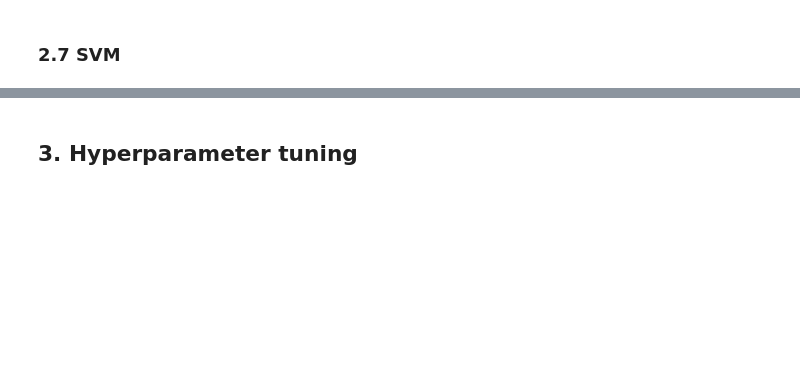
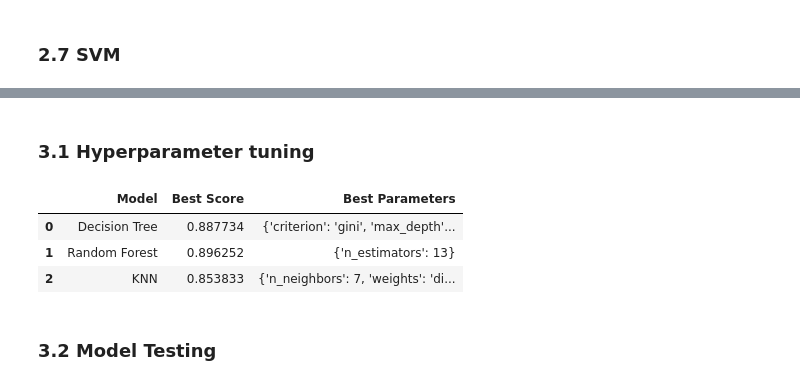
Before and after one commit to edupro26/EC-Project, a Jupyter notebook: EC_grupo06_projeto.ipynb, the cells around one changed output, grey strips where cells are left out. Drawn from its saved outputs; the diff is of its cells as text; code cells hidden in the pictures; blank space fills up the shorter version.

Commit message:
Started trying to find the best model

```diff
--- a/EC_grupo06_projeto.ipynb
+++ b/EC_grupo06_projeto.ipynb
@@ -239,2 +398,2 @@ print_statistics(TRUTH, PREDS)
 # %% [markdown]
-## 3. Hyperparameter tuning
+### 3.1 Hyperparameter tuning
@@ -273,0 +400,49 @@ print("Best hyperparameters: ", grid_search.best_params_)
+# %%
+model_params = {
+    'Decision Tree': {
+        'model': DecisionTreeClassifier(),
+        'params': {
+            'criterion': ['gini', 'entropy', 'log_loss'],
+            'splitter': ['best', 'random'],
+            'max_depth': np.arange(1, 15, 1),
+            'min_samples_split': np.arange(2, 20, 2),
+            'min_samples_leaf': np.arange(1, 10, 1)
+        }
+    },
+    'Random Forest': {
+        'model': RandomForestClassifier(),
+        'params': {
+            'n_estimators': np.arange(1, 15, 1)
+        }
+    },
+    'KNN': {
+        'model': KNeighborsClassifier(),
+        'params': {
+            "n_neighbors": [3, 4, 5, 6, 7, 9],
+            "weights": ["uniform", "distance"]
+        }
+    }
+}
+# %%
+from sklearn.model_selection import GridSearchCV
+
+scores = []
+best_models = []
+
+for name, model in model_params.items():
+    grid_search = GridSearchCV(model['model'], model['params'], cv=5, n_jobs=-1)
+    grid_search.fit(X_TRAIN, y_TRAIN)
+    scores.append({
+        'Model': name,
+        'Best Score': grid_search.best_score_,
+        'Best Parameters': grid_search.best_params_
+    })
+    best_models.append(grid_search.best_estimator_)
+
+df = pd.DataFrame(scores,columns=['Model', 'Best Score', 'Best Parameters'])
+df
+# %% [output]
+|  | Model | Best Score | Best Parameters |
+| 0 | Decision Tree | 0.887734 | {'criterion': 'gini', 'max_depth'... |
+| 1 | Random Forest | 0.896252 | {'n_estimators': 13} |
+| 2 | KNN | 0.853833 | {'n_neighbors': 7, 'weights': 'di... |
@@ -273,0 +453,2 @@ print("Best hyperparameters: ", grid_search.best_params_)
+# %% [markdown]
+### 3.2 Model Testing
```
Also changed, not shown: parts of 43 cells of this notebook.
